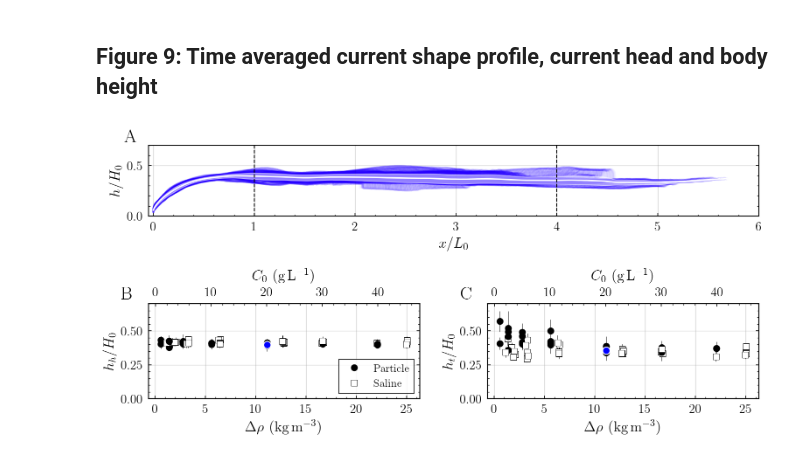
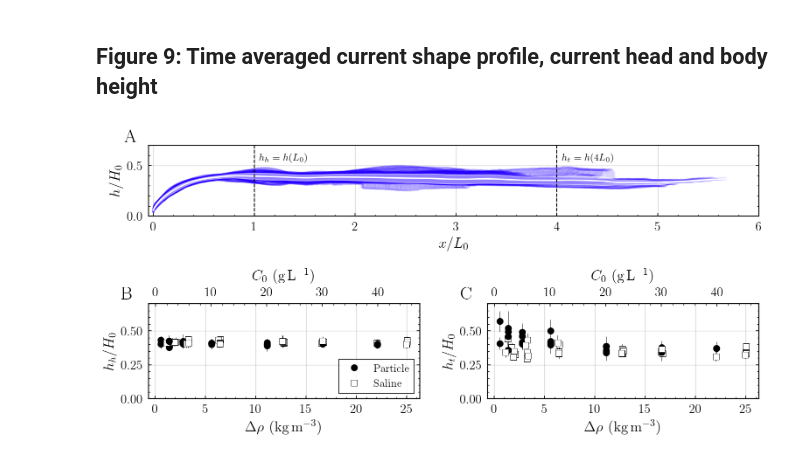
Before and after one commit to CaraBGJames/james-etal-2026-lock-release, a Jupyter notebook: figure_9.ipynb, the cells around one changed output. Drawn from its saved outputs; the diff is of its cells as text; code cells hidden in the pictures.

```diff
--- a/figure_9.ipynb
+++ b/figure_9.ipynb
@@ -85,18 +85,6 @@ for _, row in metadata.iterrows():
     else:
         ht_s.append(h_4l0)
         hh_s.append(h_l0)
-
-    if row.exp_code == "JH5":
-        highlight_kwargs = dict(
-            marker="o",
-            markersize=8,
-            markerfacecolor="b",
-            markeredgecolor="w",
-            markeredgewidth=1,
-            zorder=5,
-        )
-        ax_bot_left.plot(row.del_rho, h_l0, **highlight_kwargs)
-        ax_bot_right.plot(row.del_rho, h_4l0, **highlight_kwargs)
 
 legend_elements = [
     Line2D(
@@ -148,31 +136,45 @@ ax_top.fill_between(
     (mean_profile - std_profile) / h0,
     (mean_profile + std_profile) / h0,
     color="w",
     alpha=0.5,
     zorder=2,
 )
 ax_top.plot(x / l0, mean_profile / h0, c="w", linewidth=1.5, zorder=3)
 ax_top.vlines([1, 4], 0, 0.7, colors="k", linestyles="--", linewidth=1, zorder=5)
 ax_top.set_xlabel("$x/L_0$ ")
 ax_top.set_ylabel("$h/H_0$ ")
 ax_top.set_ylim([0, 0.7])
 ax_top.set_xlim([-0.05, 6])
 ax_top.set_aspect("equal")
 
 # --- Panel labels ---
 offsets = [(-0.04, 1.05), (-0.1, 1.05), (-0.1, 1.05)]
 for axis, label, (ox, oy) in zip(
     [ax_top, ax_bot_left, ax_bot_right], ["A", "B", "C"], offsets
 ):
     axis.annotate(
         label,
         xy=(ox, oy),
         xycoords="axes fraction",
         fontsize=20,
         fontweight="bold",
     )
 
+ax_top.text(
+    1.05,
+    0.55,
+    "$h_h = h(L_0)$",
+    fontsize=11,
+)
+
+ax_top.text(
+    4.05,
+    0.55,
+    "$h_t = h(4L_0)$",
+    fontsize=11,
+)
+
 plt.savefig("figures/figure_9.png", dpi=300, bbox_inches="tight")
 plt.show()
 # %% [output]
-[figure, old version]
+[figure, new version]
```
Also changed, not shown: 4 other files.
